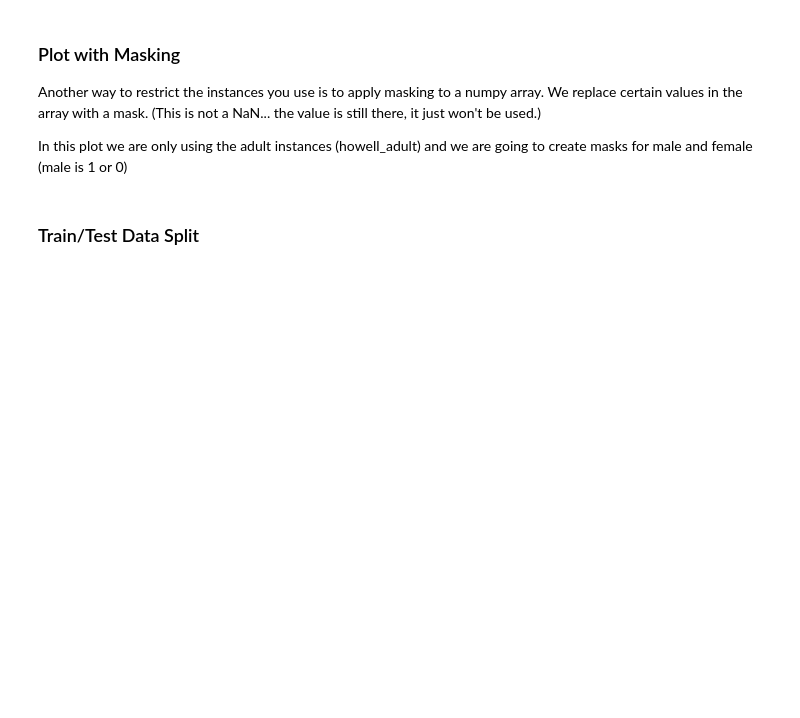
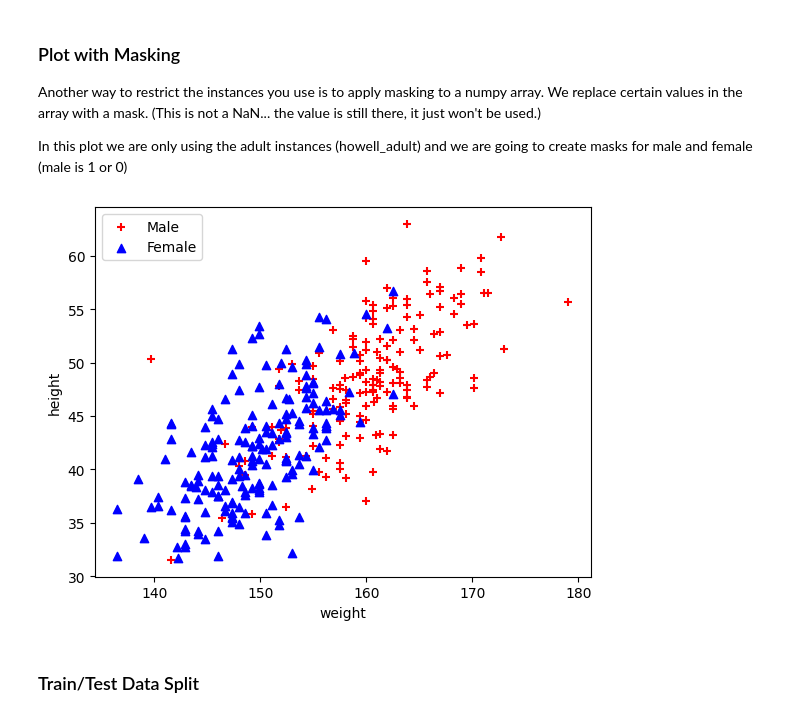
Before and after one commit to meldstonerogers/machine-learning-module2lab-, a Jupyter notebook: StoneRogerslab2_starter.ipynb, the cells around one changed output. Cells and saved outputs as stored; diff of their text form; code cells hidden in the pictures; blank space fills up the shorter version.

```diff
--- a/StoneRogerslab2_starter.ipynb
+++ b/StoneRogerslab2_starter.ipynb
@@ -141,2 +228,12 @@ Unlike the BMI function, IF does not get applied across an array, so we need to
 # %% [markdown]
 ### Splitting the Data by Age
+# %%
+over18 = howell_full["age"] > 18
+print(over18)
+# Only keep the true instances
+howell_adults = howell_full[over18]
+howell_children = howell_full[~over18]       # ~ is not in numpy
+print("There are ", len(howell_adults), " adult instances")
+print(howell_adults)
+print("There are ", len(howell_children), " child instances")
+print(howell_children)
@@ -145,5 +260,20 @@ Unlike the BMI function, IF does not get applied across an array, so we need to
 Another way to restrict the instances you use is to apply masking to a numpy array. We replace certain values in the array with a mask. (This is not a NaN... the value is still there, it just won't be used.)
 
 In this plot we are only using the adult instances (howell_adult) and we are going to create masks for male and female  (male is 1 or 0)
+# %%
+import matplotlib.pyplot as plt
+male_height = np.ma.masked_where(howell_adults['male']==0,
+                     howell_adults['height'])
+female_height = np.ma.masked_where(howell_adults['male']==1,
+                     howell_adults['height'])
+weight = howell_adults['weight']
+plt.scatter(male_height, weight, c='red', marker='+')
+plt.scatter(female_height, weight, c='blue', marker='^')
+plt.xlabel('weight')
+plt.ylabel('height')
+plt.legend(['Male', 'Female'])
+plt.show()
+# %% [output]
+[figure, added]
 # %% [markdown]
 ### Train/Test Data Split
```
Also changed, not shown: parts of 10 cells of this notebook, 33 other files.
